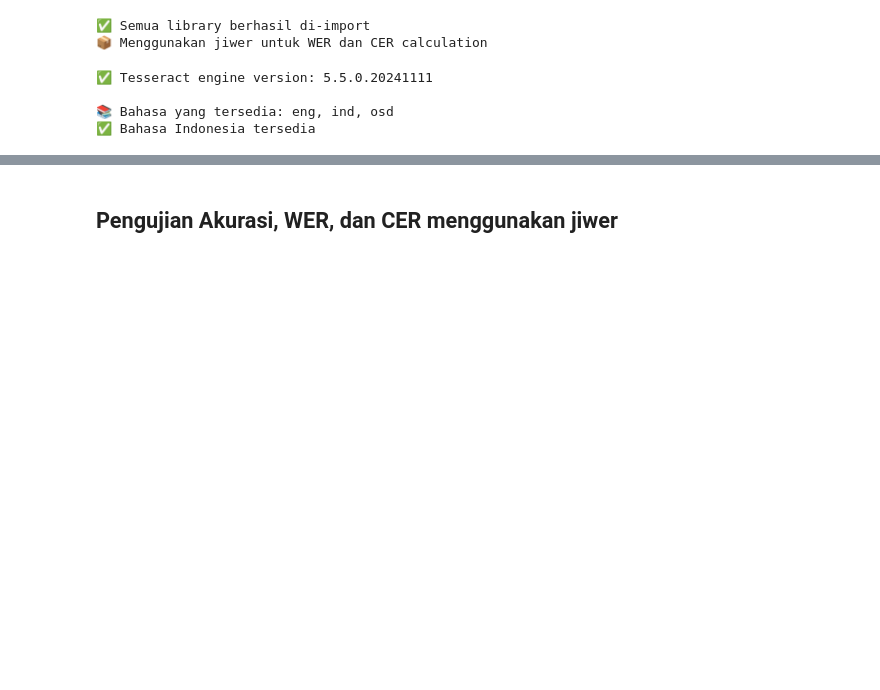
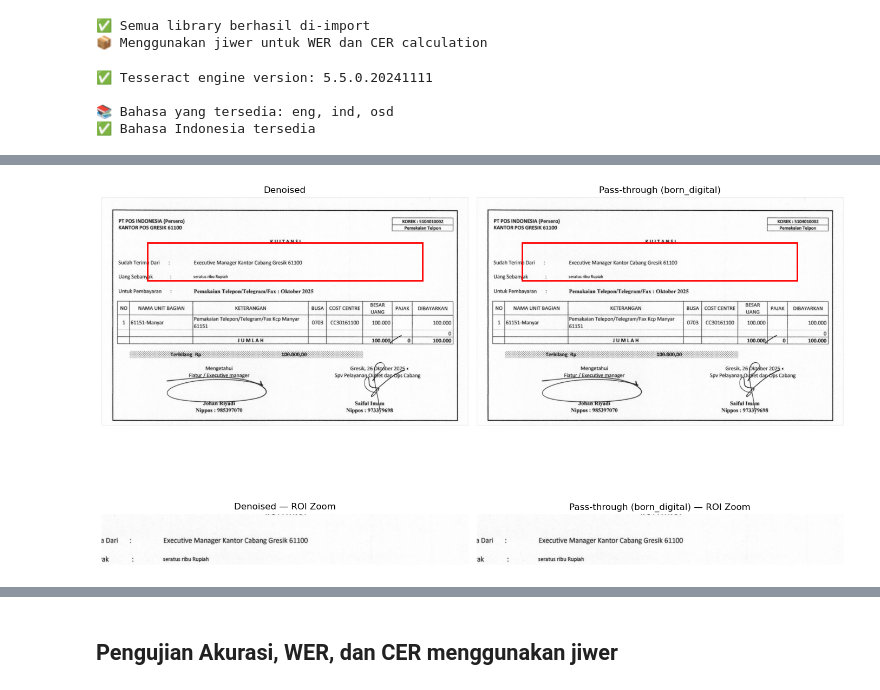
Before and after one commit to InDragovich/PytesseractOCR, a Jupyter notebook: PytesseractOCR_with_Testing.ipynb, the cells around one changed output, grey strips where cells are left out. Drawn from its saved outputs; the diff is of its cells as text; code cells hidden in the pictures; blank space fills up the shorter version.

```diff
--- a/PytesseractOCR_with_Testing.ipynb
+++ b/PytesseractOCR_with_Testing.ipynb
@@ -372,7 +524,7 @@ from pathlib import Path
 import matplotlib.pyplot as plt
 from matplotlib.patches import Rectangle
 
-DOC_INDEX: int = 0
+DOC_INDEX: int = 21
 roi_box: tuple[int, int, int, int] | None = None  # (x, y, w, h); None = auto
 OUTPUT_FIG_FOLDER = Path(r"E:\Softwares\Jupyter\Projects\OCR\output_figures")
 SAVE_DPI: int = 200
@@ -703,39 +884,40 @@ denoise_rows = []  # untuk tabel ringkasan
 
 for i, gray_img in enumerate(grayscale_images):
     _t_doc = time.time()
-    is_image_file = file_info[i]["filename"].lower().endswith((".jpg", ".jpeg", ".png"))
+    # Klasifikasi visual gantikan ekstensi-based router
+    visual_group = classify_visual(gray_img)
+    file_info[i]["visual_group"] = visual_group
 
-    if is_image_file:
-        # Non-local means: efektif untuk foto, mempertahankan tepi teks
-        denoised = cv2.fastNlMeansDenoising(gray_img, h=NLMEANS_H)
-        method = "NlMeans (foto)"
+    if visual_group == "born_digital":
+        # Tesseract LSTM optimal di grayscale crisp -- skip denoise
+        denoised = gray_img.copy()
+        method = "Pass-through (born_digital)"
     else:
+        # Scan: Median 3x3 untuk noise ringan, NlMeans jika noise tinggi
         noise_level = cv2.Laplacian(gray_img, cv2.CV_64F).var()
         if noise_level > NOISE_VARIANCE_THRESHOLD:
-            # Gaussian ringan untuk PDF yang berisik
-            denoised = cv2.GaussianBlur(gray_img, (3, 3), 0)
-            method = "Gaussian 3x3 (PDF noisy)"
+            denoised = cv2.fastNlMeansDenoising(gray_img, h=NLMEANS_H)
+            method = "NlMeans (scan noisy)"
         else:
-            # PDF bersih: teruskan langsung ke Tesseract LSTM tanpa blur
-            denoised = gray_img.copy()
-            method = "No blur (PDF clean)"
+            denoised = cv2.medianBlur(gray_img, 3)
+            method = "Median 3x3 (scan)"
 
     denoised_images.append(denoised)
     denoise_meta.append({
         "method": method,
-        "is_image": is_image_file,
-        "noise_level": None if is_image_file else noise_level,
+        "visual_group": visual_group,
+        "noise_level": noise_level if visual_group == "scan" else None,
     })
     _record_timing(file_info[i]["filename"], "Denoise", time.time() - _t_doc)
-    denoise_rows.append((i + 1, file_info[i]["filename"], "Foto" if is_image_file else "PDF", method))
+    denoise_rows.append((i + 1, file_info[i]["filename"], visual_group, method))
 
 elapsed = time.time() - start_time
 
 # Tampilkan tabel ringkasan
-print(f"\n{'No':<4} {'File':<40} {'Tipe':<5} {'Metode'}")
+print(f"\n{'No':<4} {'File':<40} {'Grup':<14} {'Metode'}")
 print("-" * 75)
 for row in denoise_rows:
-    print(f"{row[0]:<4} {row[1]:<40} {row[2]:<5} {row[3]}")
+    print(f"{row[0]:<4} {row[1]:<40} {row[2]:<14} {row[3]}")
 print("-" * 75)
 print(f"Total: {len(denoised_images)} gambar | Waktu: {elapsed:.2f} detik")
 print("=" * 75)
@@ -807,21 +1040,25 @@ print("=" * 70)
 # %%
 # ── PREVIEW: Threshold + ROI Zoom ───────────────────────────────────────────
 # Set roi_box manual di cell config bila ingin pindah area zoom,
 # misal: roi_box = (50, 200, 600, 80)
 m = threshold_meta[DOC_INDEX]
 right_title = m["method"]
-if m["is_image"]:
+if "Adaptive Gaussian" in m["method"]:
     right_title += f" | block: {ADAPTIVE_BLOCK_SIZE}, C: {ADAPTIVE_C}"
+elif "Sauvola" in m["method"]:
+    right_title += f" | window: {SAUVOLA_WINDOW}, k: {SAUVOLA_K}"
 fig_thresh, path_thresh = build_compare_fig(
     denoised_images[DOC_INDEX],
     thresh_images_adaptive[DOC_INDEX],
     "Denoised",
     right_title,
     "threshold",
     cmap_left="gray",
     cmap_right="gray",
     draw_roi=True,
 )
+# %% [output]
+[figure, added]
 # %%
 # ── SAVE: Threshold ─────────────────────────────────────────────────────────
 save_fig(fig_thresh, path_thresh)
```
Also changed, not shown: parts of 24 cells of this notebook.
